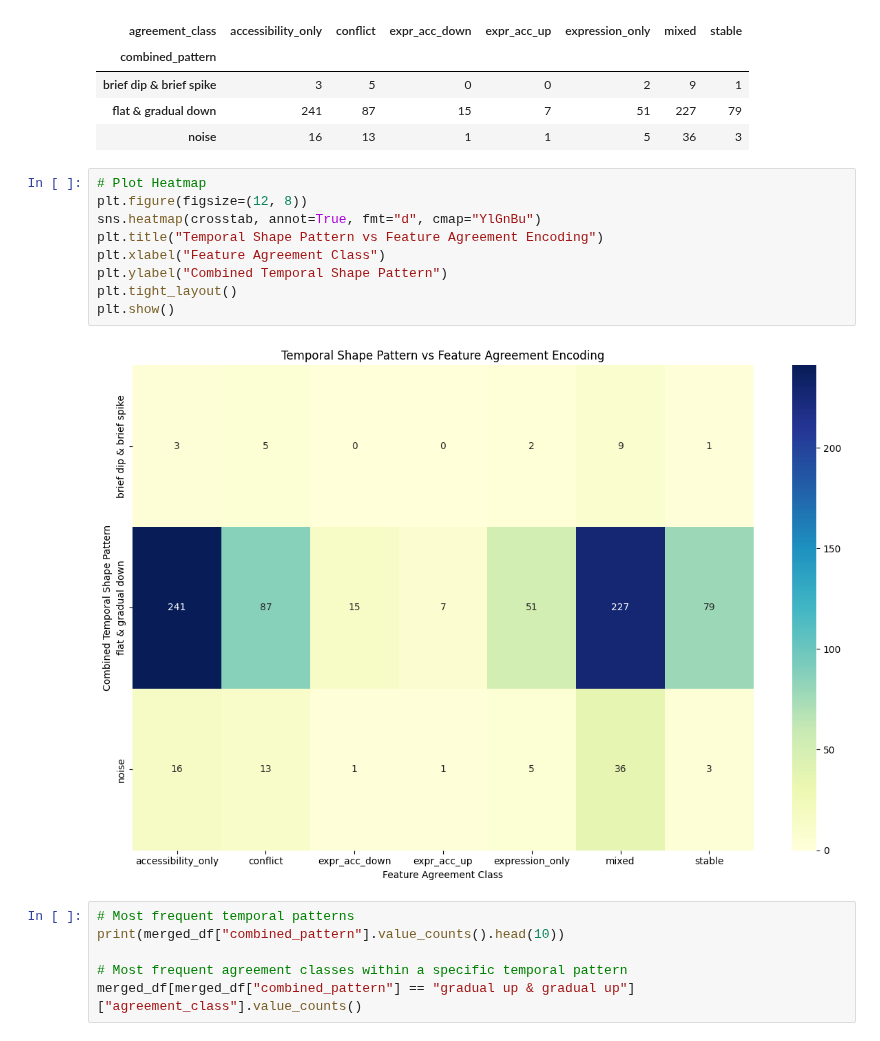
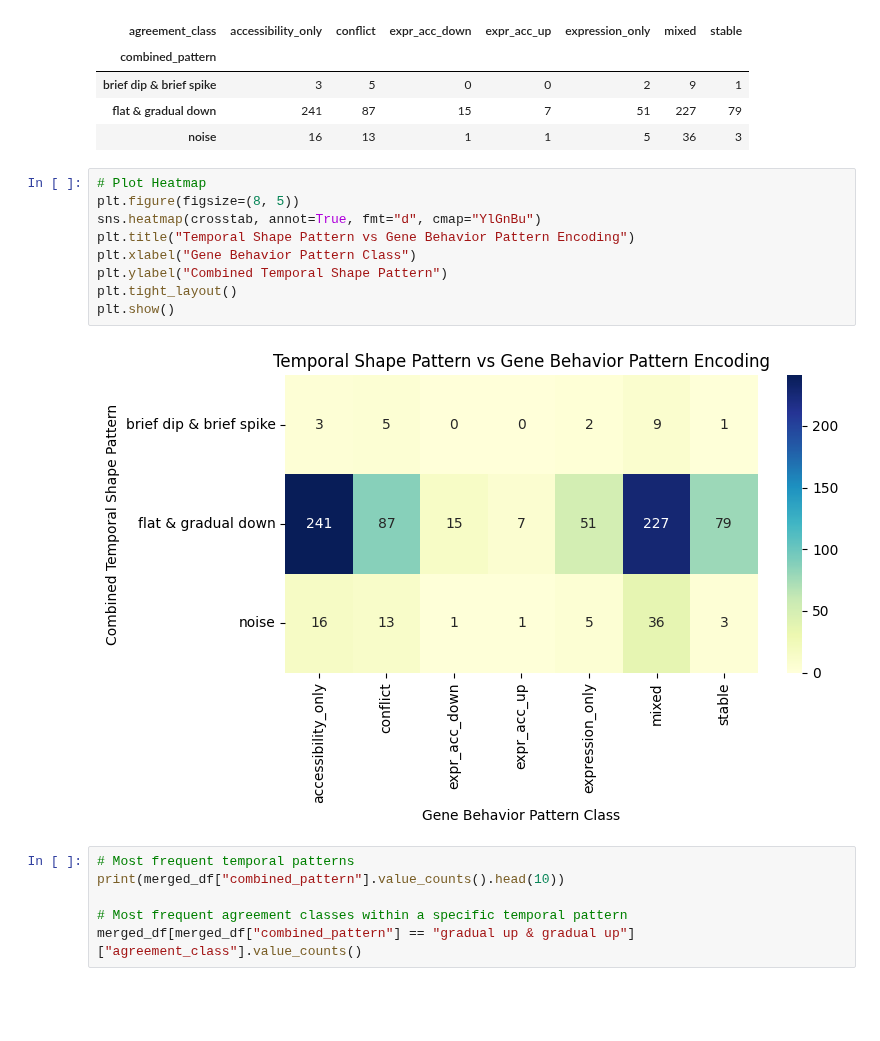
Before and after one commit to nafiul-nipu/GenomeVisProject, a Jupyter notebook: data_processing_python/09.4_mapping_pattern_with_shape_encoding.ipynb, the cells around one changed output. Saved outputs shown, nothing was run; the diff lists cells and outputs as text; blank space fills up the shorter version.

Commit message:
temporal curve analysis, mapping both pattern and shape and some other processing

```diff
--- a/data_processing_python/09.4_mapping_pattern_with_shape_encoding.ipynb
+++ b/data_processing_python/09.4_mapping_pattern_with_shape_encoding.ipynb
@@ -25,15 +25,15 @@ crosstab
 | noise | 16 | 13 | 1 | 1 | 5 | 36 | 3 |
 # %%
 # Plot Heatmap
-plt.figure(figsize=(12, 8))
+plt.figure(figsize=(8, 5))
 sns.heatmap(crosstab, annot=True, fmt="d", cmap="YlGnBu")
-plt.title("Temporal Shape Pattern vs Feature Agreement Encoding")
-plt.xlabel("Feature Agreement Class")
+plt.title("Temporal Shape Pattern vs Gene Behavior Pattern Encoding")
+plt.xlabel("Gene Behavior Pattern Class")
 plt.ylabel("Combined Temporal Shape Pattern")
 plt.tight_layout()
 plt.show()
 # %% [output]
-[figure, old version]
+[figure, new version]
 # %%
 # Most frequent temporal patterns
 print(merged_df["combined_pattern"].value_counts().head(10))
```
Also changed, not shown: parts of 1 cell of this notebook, 4 other files.
